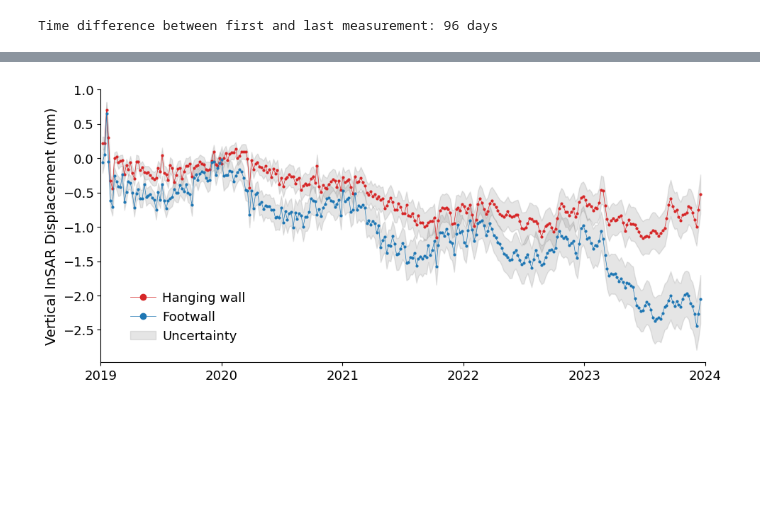
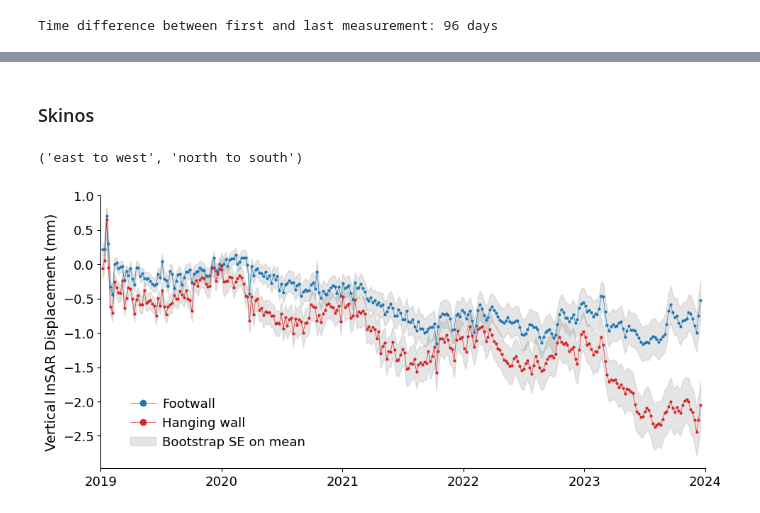
Before and after one commit to gems-val22/egms-fault-motion, a Jupyter notebook: timeseries_figures.ipynb, the cells around one changed output, grey strips where cells are left out. Drawn from its saved outputs; the diff is of its cells as text; code cells hidden in the pictures; blank space fills up the shorter version.

```diff
--- a/timeseries_figures.ipynb
+++ b/timeseries_figures.ipynb
@@ -182,25 +312,32 @@ plt.savefig('figures/Kalavrita_timeseries.png', dpi=300, bbox_inches='tight', tr
+# %% [markdown]
+### Skinos
+# %%
+line_direction(sm_faults_dict['Skinos-Psatha'].xy)
+# east to west -> footwall (south of the fault trace) is on the left, hanging wall (north of the fault trace) is on the right
+# %% [output]
+('east to west', 'north to south')
 # %%
 skinos_ts = pd.read_csv('results/fault_ts_dfs/Skinos-Psatha.csv', index_col=0, parse_dates=True)
 # %%
 fig,ax = plt.subplots(figsize=(11,5))
 
-ax.plot(skinos_ts['left_mean_ts'], '-o', color='tab:red', linewidth=0.5, markersize=2, label='Hanging wall')
+ax.plot(skinos_ts['left_mean_ts'], '-o', color='tab:blue', linewidth=0.5, markersize=2, label='Footwall')
 ax.fill_between(skinos_ts.index, skinos_ts['left_mean_ts'] - 1.96 * skinos_ts['left_uncertainty'], \
                 skinos_ts['left_mean_ts'] + 1.96 * skinos_ts['left_uncertainty'], color='grey', alpha=0.2)
 
-ax.plot(skinos_ts['right_mean_ts'], '-o', color='tab:blue', linewidth=0.5, markersize=2, label='Footwall')
+ax.plot(skinos_ts['right_mean_ts'], '-o', color='tab:red', linewidth=0.5, markersize=2, label='Hanging wall')
 ax.fill_between(skinos_ts.index, skinos_ts['right_mean_ts'] - 1.96 * skinos_ts['right_uncertainty'], \
-                skinos_ts['right_mean_ts'] + 1.96 * skinos_ts['right_uncertainty'], color='grey', alpha=0.2, label = 'Uncertainty')
+                skinos_ts['right_mean_ts'] + 1.96 * skinos_ts['right_uncertainty'], color='grey', alpha=0.2, label = 'Bootstrap SE on mean')
 
 ax.set_xlim([datetime.datetime(2019, 1, 1), datetime.datetime(2024, 1, 1)])
 ax.set_ylabel('Vertical InSAR Displacement (mm)', fontsize=14)
 ax.tick_params(axis='both', which='major', labelsize=13)
 
 ax.spines['top'].set_visible(False)
 ax.spines['right'].set_visible(False)
 
 ax.legend(frameon=False, loc='lower left', fontsize=13, bbox_to_anchor=(0.03, 0.03), markerscale=3, handletextpad=0.5, labelspacing=0.5)
 
 plt.savefig('figures/Skinos_timeseries.png', dpi=300, bbox_inches='tight', transparent=True,  edgecolor='k')
 # %% [output]
-[figure, old version]
+[figure, new version]
```
Also changed, not shown: parts of 21 cells of this notebook, 4 other files.
